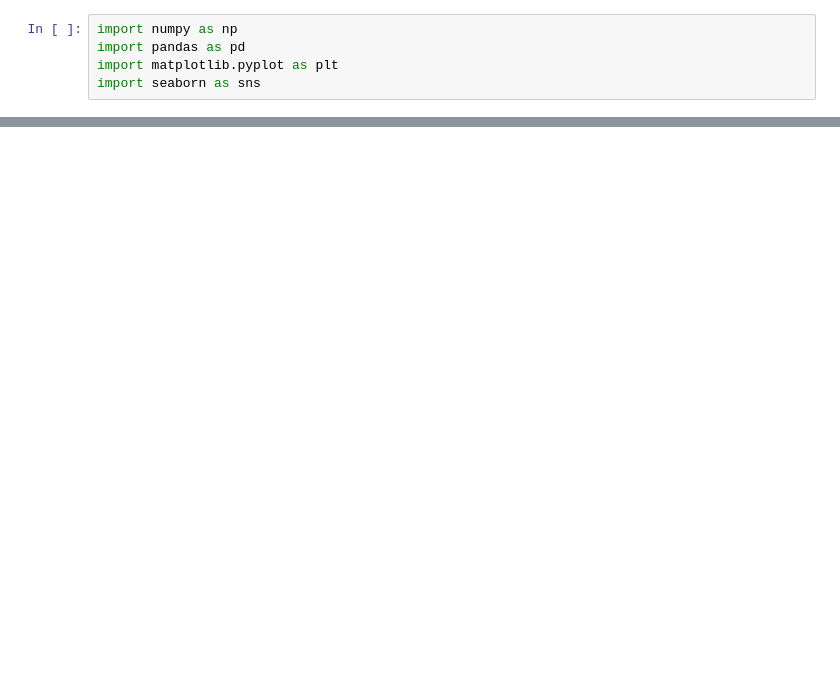
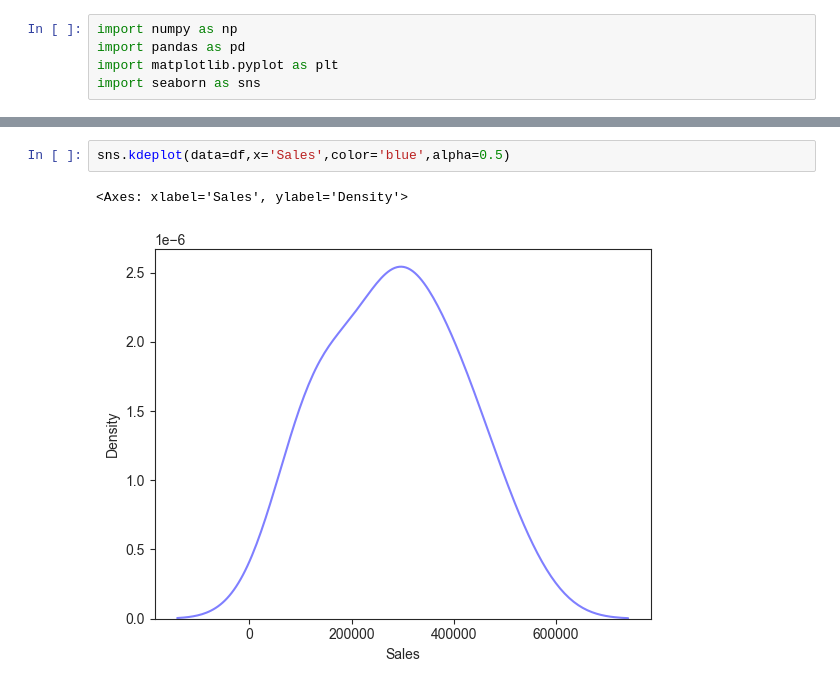
Before and after one commit to shahbazmuzammil/GenAI, a Jupyter notebook: Saeborn/Distribution.ipynb, the cells around one changed output, grey strips where cells are left out. Drawn from its saved outputs; the diff is of its cells as text; blank space fills up the shorter version.

```diff
--- a/Saeborn/Distribution.ipynb
+++ b/Saeborn/Distribution.ipynb
@@ -19,0 +65,5 @@ sns.histplot(data=df,x='Salary',bins=30,kde=True)
+# %%
+sns.kdeplot(data=df,x='Sales',color='blue',alpha=0.5)
+# %% [output]
+<Axes: xlabel='Sales', ylabel='Density'>
+[figure, added]
```
Also changed, not shown: parts of 6 cells of this notebook, 29 other files.
